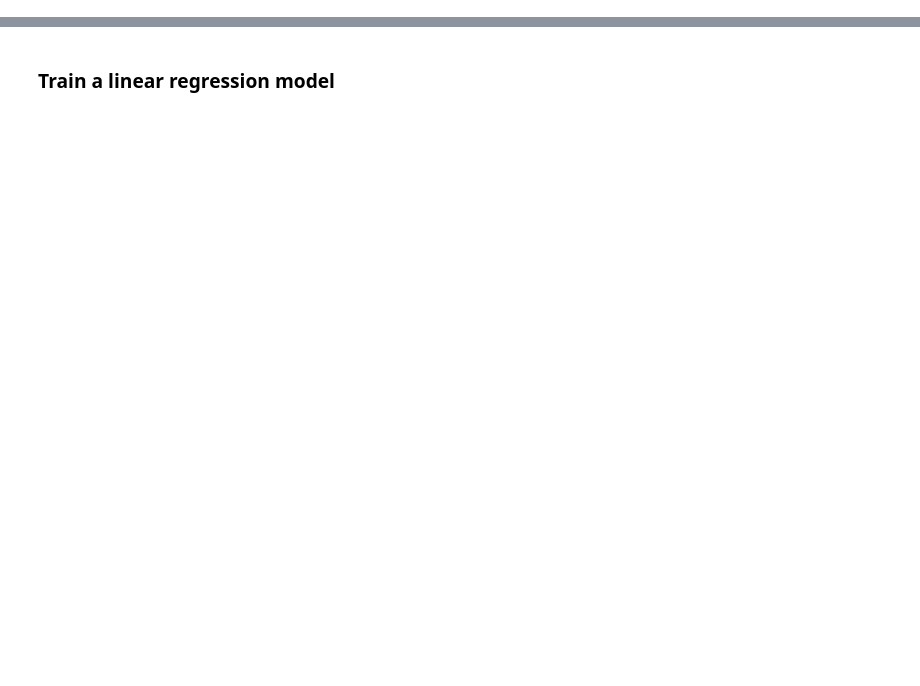
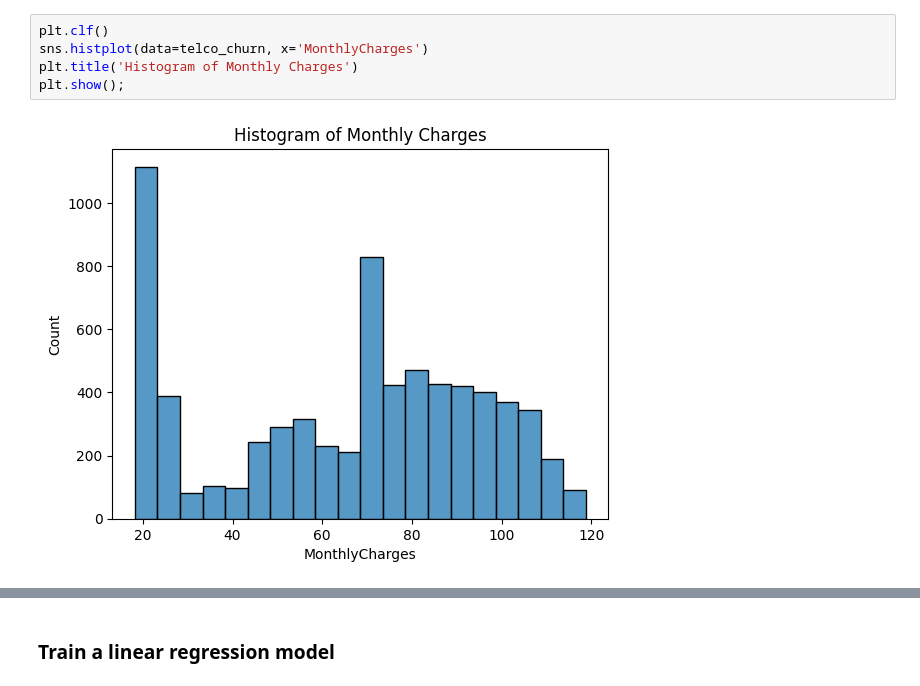
Before and after one commit to ismayc/oreilly-ml-for-data-analytics-with-python, a Jupyter notebook: exercises_solutions.ipynb, the cells around one changed output, grey strips where cells are left out. Cells and saved outputs as stored; diff of their text form; blank space fills up the shorter version.

```diff
--- a/exercises_solutions.ipynb
+++ b/exercises_solutions.ipynb
@@ -251,0 +234,7 @@ X_train, X_val, y_train, y_val = train_test_split(
+# %%
+plt.clf()
+sns.histplot(data=telco_churn, x='MonthlyCharges')
+plt.title('Histogram of Monthly Charges')
+plt.show();
+# %% [output]
+[figure, added]
```
Also changed, not shown: parts of 121 cells of this notebook, 40 other files.
